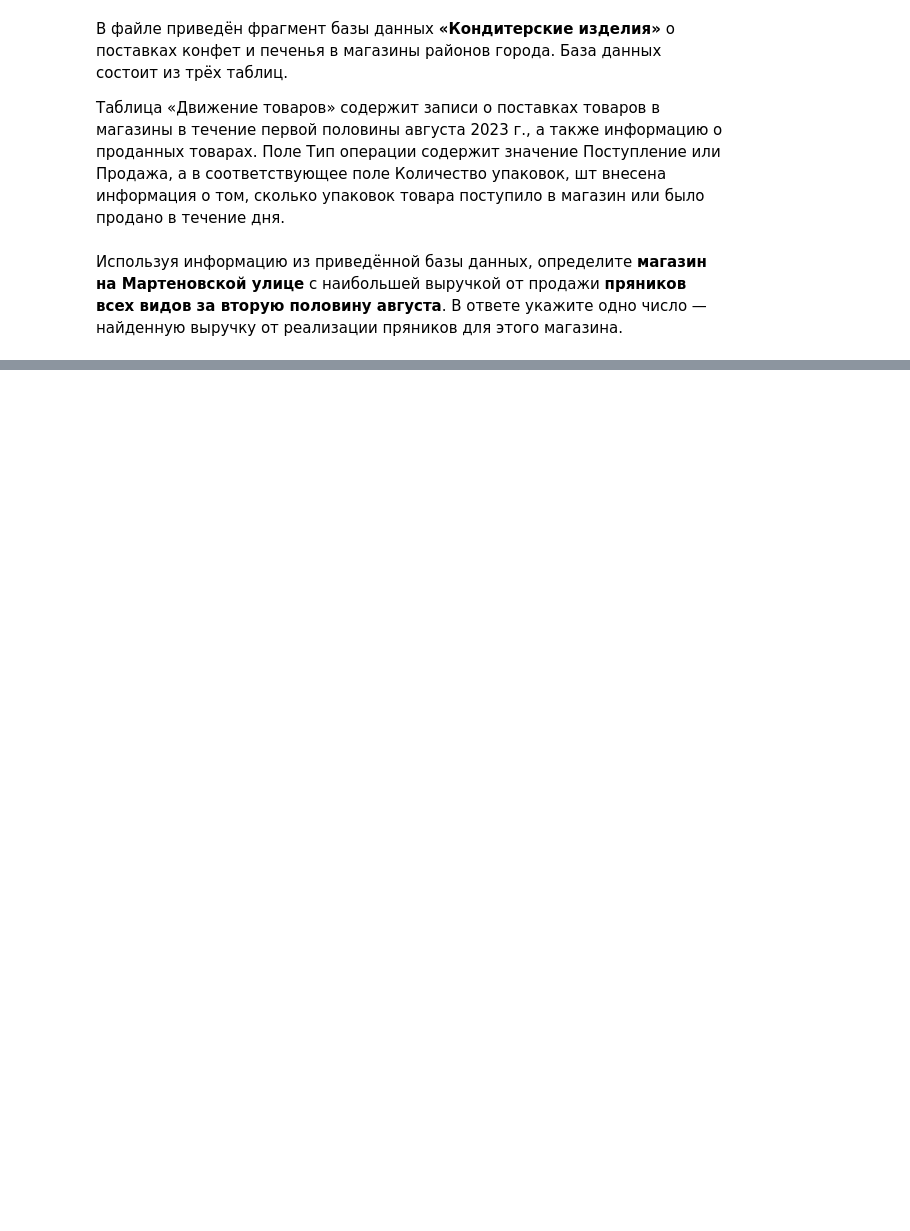
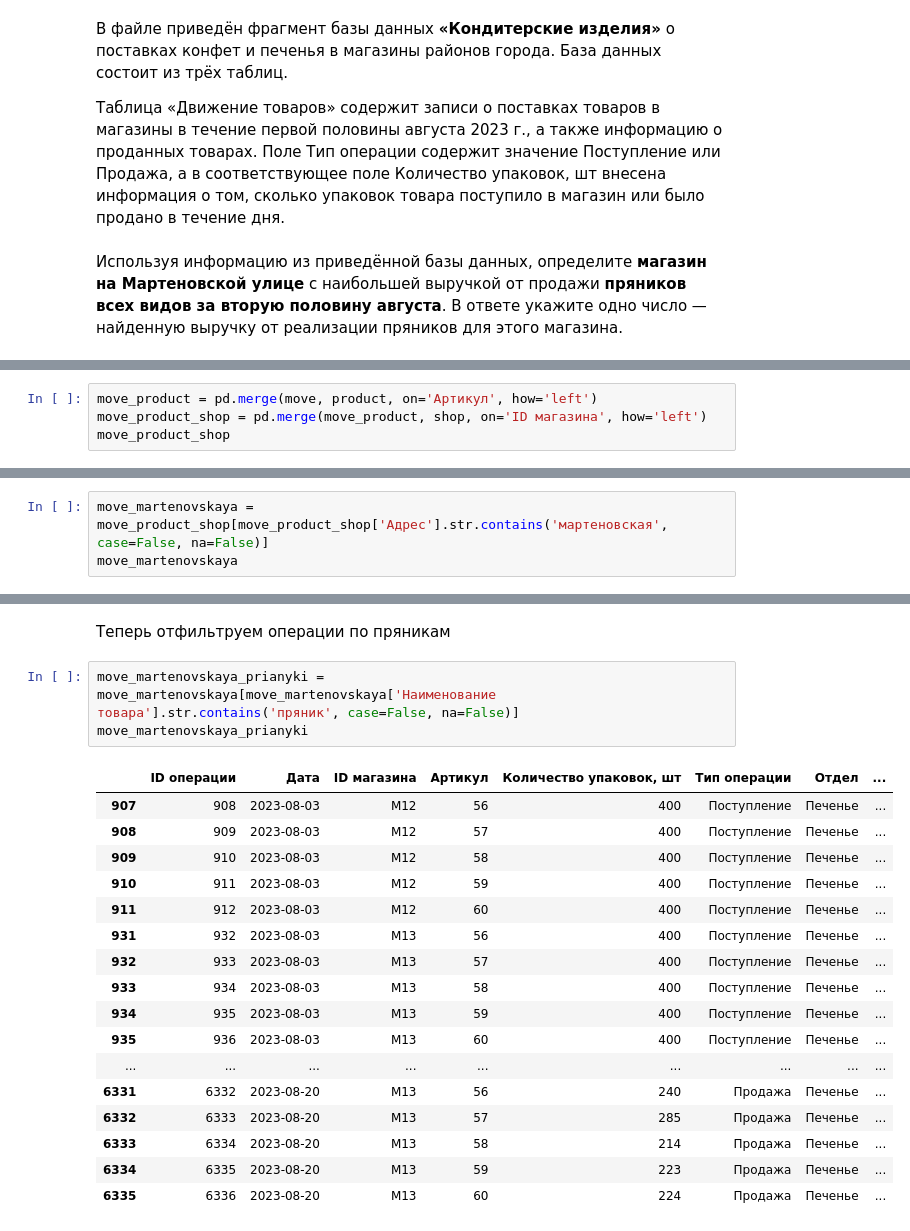
Before and after one commit to asutenshi/python_tasks, a Jupyter notebook: notebooks/join_hw/join_hw.ipynb, the cells around one changed output, grey strips where cells are left out. Cells and saved outputs as stored; diff of their text form; blank space fills up the shorter version.

```diff
--- a/notebooks/join_hw/join_hw.ipynb
+++ b/notebooks/join_hw/join_hw.ipynb
@@ -55,0 +72,4 @@ shop.head(10)
+# %%
+move_product = pd.merge(move, product, on='Артикул', how='left')
+move_product_shop = pd.merge(move_product, shop, on='ID магазина', how='left')
+move_product_shop
@@ -55,0 +92,3 @@ shop.head(10)
+# %%
+move_martenovskaya = move_product_shop[move_product_shop['Адрес'].str.contains('мартеновская', case=False, na=False)]
+move_martenovskaya
@@ -55,0 +109,23 @@ shop.head(10)
+# %% [markdown]
+Теперь отфильтруем операции по пряникам
+# %%
+move_martenovskaya_prianyki = move_martenovskaya[move_martenovskaya['Наименование товара'].str.contains('пряник', case=False, na=False)]
+move_martenovskaya_prianyki
+# %% [output]
+|  | ID операции | Дата | ID магазина | Артикул | Количество упаковок, шт | Тип операции | Отдел | ... |
+| 907 | 908 | 2023-08-03 | M12 | 56 | 400 | Поступление | Печенье | ... |
+| 908 | 909 | 2023-08-03 | M12 | 57 | 400 | Поступление | Печенье | ... |
+| 909 | 910 | 2023-08-03 | M12 | 58 | 400 | Поступление | Печенье | ... |
+| 910 | 911 | 2023-08-03 | M12 | 59 | 400 | Поступление | Печенье | ... |
+| 911 | 912 | 2023-08-03 | M12 | 60 | 400 | Поступление | Печенье | ... |
+| 931 | 932 | 2023-08-03 | M13 | 56 | 400 | Поступление | Печенье | ... |
+| 932 | 933 | 2023-08-03 | M13 | 57 | 400 | Поступление | Печенье | ... |
+| 933 | 934 | 2023-08-03 | M13 | 58 | 400 | Поступление | Печенье | ... |
+| 934 | 935 | 2023-08-03 | M13 | 59 | 400 | Поступление | Печенье | ... |
+| 935 | 936 | 2023-08-03 | M13 | 60 | 400 | Поступление | Печенье | ... |
+| ... | ... | ... | ... | ... | ... | ... | ... | ... |
+| 6331 | 6332 | 2023-08-20 | M13 | 56 | 240 | Продажа | Печенье | ... |
+| 6332 | 6333 | 2023-08-20 | M13 | 57 | 285 | Продажа | Печенье | ... |
+| 6333 | 6334 | 2023-08-20 | M13 | 58 | 214 | Продажа | Печенье | ... |
+| 6334 | 6335 | 2023-08-20 | M13 | 59 | 223 | Продажа | Печенье | ... |
+| 6335 | 6336 | 2023-08-20 | M13 | 60 | 224 | Продажа | Печенье | ... |
```
Also changed, not shown: parts of 12 cells of this notebook, 37 other files.
